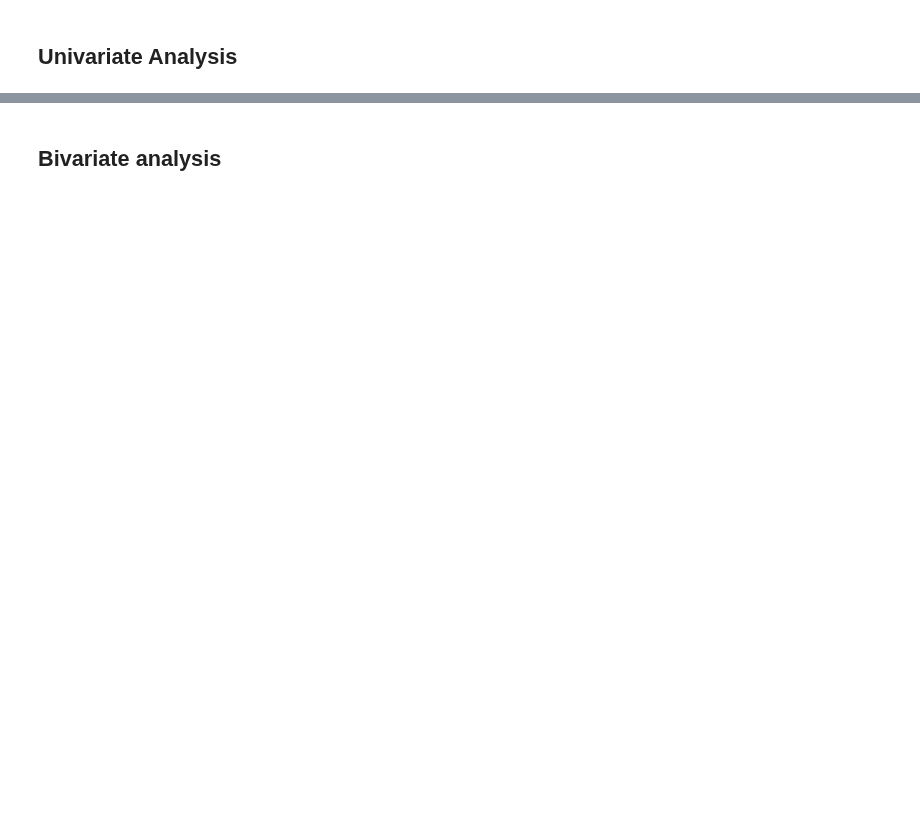
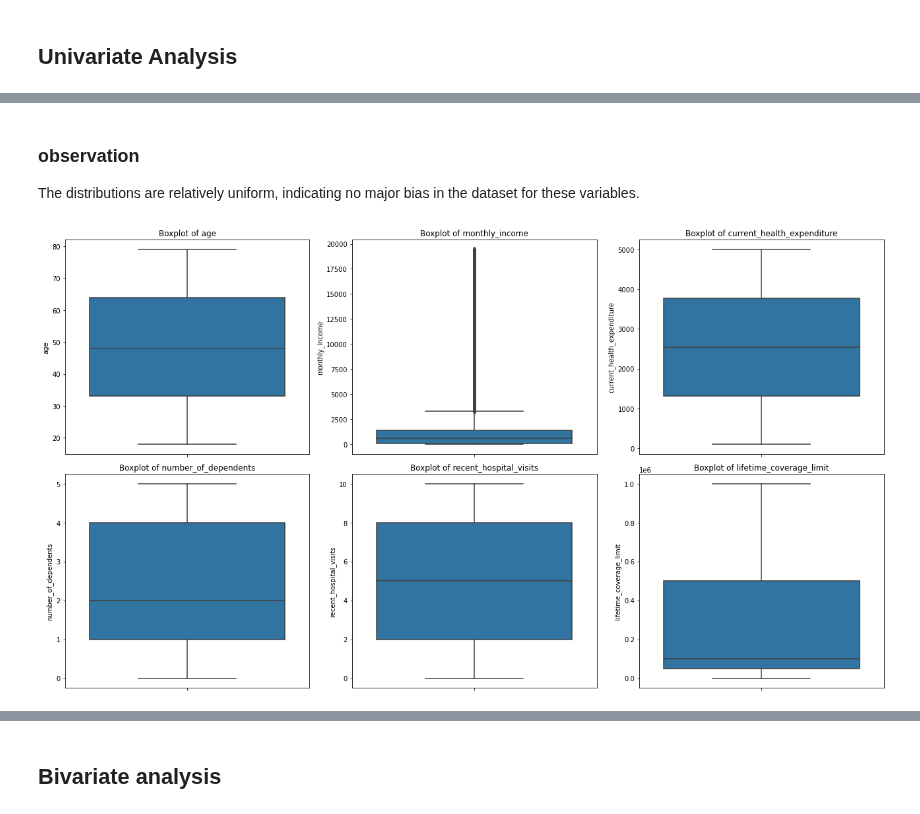
Before and after one commit to ruth-kitasi/Health-Insurance-Recommender-System, a Jupyter notebook: Notebooks/Agatha.ipynb, the cells around one changed output, grey strips where cells are left out. Drawn from its saved outputs; the diff is of its cells as text; code cells hidden in the pictures; blank space fills up the shorter version.

```diff
--- a/Notebooks/Agatha.ipynb
+++ b/Notebooks/Agatha.ipynb
@@ -188,0 +268,25 @@ Key observation
+# %% [markdown]
+### observation
+
+The distributions are relatively uniform, indicating no major bias in the dataset for these variables.
+# %%
+import matplotlib.pyplot as plt
+import seaborn as sns
+
+# Define numerical columns
+numerical_cols = ['age', 'monthly_income', 'current_health_expenditure',
+                  'number_of_dependents', 'recent_hospital_visits', 'lifetime_coverage_limit']
+
+# Set up the figure and axes
+fig, axes = plt.subplots(2, 3, figsize=(18, 10))  # 2 rows, 3 columns
+
+# Loop through numerical columns and plot boxplots
+for ax, col in zip(axes.flat, numerical_cols):
+    sns.boxplot(y=df[col], ax=ax)  # Boxplot
+    ax.set_title(f'Boxplot of {col}')  # Set title
+
+# Adjust layout for better spacing
+plt.tight_layout()
+plt.show()
+# %% [output]
+[figure, added]
```
Also changed, not shown: parts of 22 cells of this notebook.
